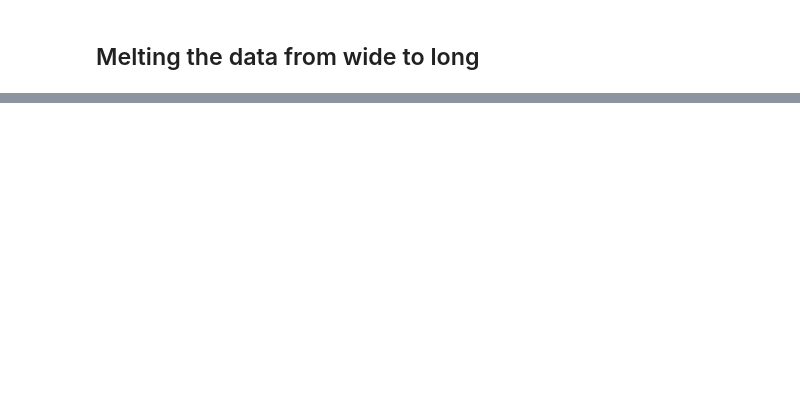
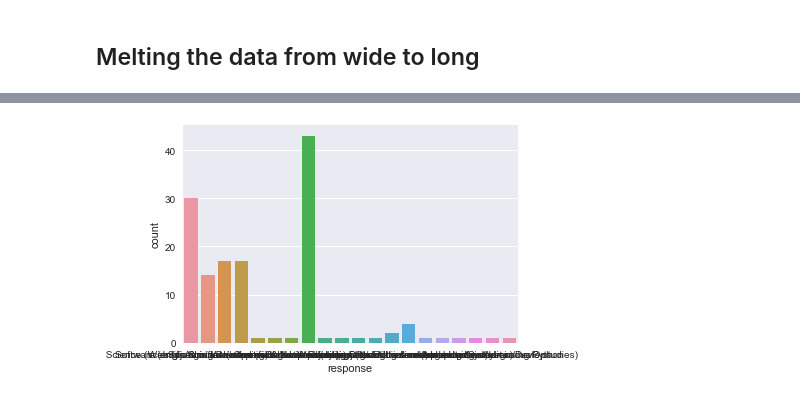
Before and after one commit to madison-python/new-meetup-survey, a Jupyter notebook: madpy-survey-results.ipynb, the cells around one changed output, grey strips where cells are left out. Cells and saved outputs as stored; diff of their text form; code cells hidden in the pictures; blank space fills up the shorter version.

```diff
--- a/madpy-survey-results.ipynb
+++ b/madpy-survey-results.ipynb
@@ -84,0 +173,4 @@ responses.apply?
+# %%
+plot_counts('q2')
+# %% [output]
+[figure, added]
```
Also changed, not shown: parts of 21 cells of this notebook.
